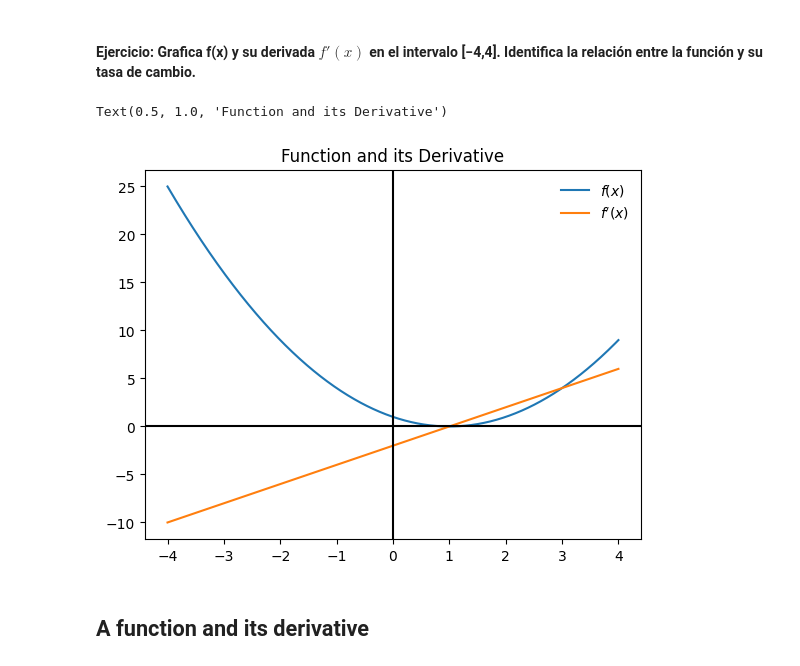
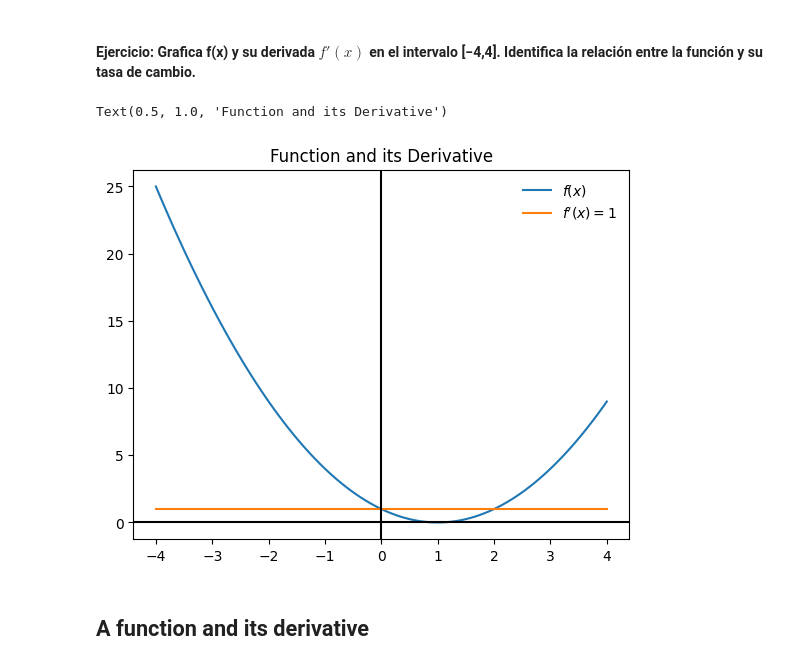
Before and after one commit to alejandrorod-tajamar/Calculo-Estadistica, a Jupyter notebook: algebra-calculo-estadistica-01.ipynb, the cells around one changed output. Cells and saved outputs as stored; diff of their text form; code cells hidden in the pictures.

```diff
--- a/algebra-calculo-estadistica-01.ipynb
+++ b/algebra-calculo-estadistica-01.ipynb
@@ -94,16 +96,16 @@ def df(x):
 # %% [markdown]
  #### Ejercicio:  Grafica f(x) y su derivada $f'(x)$ en el intervalo [−4,4]. Identifica la relación entre la función y su tasa de cambio.
 # %%
-x = np.linspace() #FIXME
-plt.plot(x, , label = '$f(x)$') #FIXME
-plt.plot(x, , label = '') #FIXME
+x = np.linspace(-4,4,100)
+plt.plot(x, f(x), label = '$f(x)$')  # Gráfica de la función original
+plt.plot(x, np.ones_like(x), label = "$f'(x) = 1$")  # Derivada constante
 plt.axhline(color = 'black')
 plt.axvline(color = 'black')
 plt.legend(loc = 'best', frameon = False)
 plt.title("Function and its Derivative")
 # %% [output]
 Text(0.5, 1.0, 'Function and its Derivative')
-[figure, old version]
+[figure, new version]
 # %% [markdown]
 ## A function and its derivative
 # %% [markdown]
```
Also changed, not shown: parts of 32 cells of this notebook.
